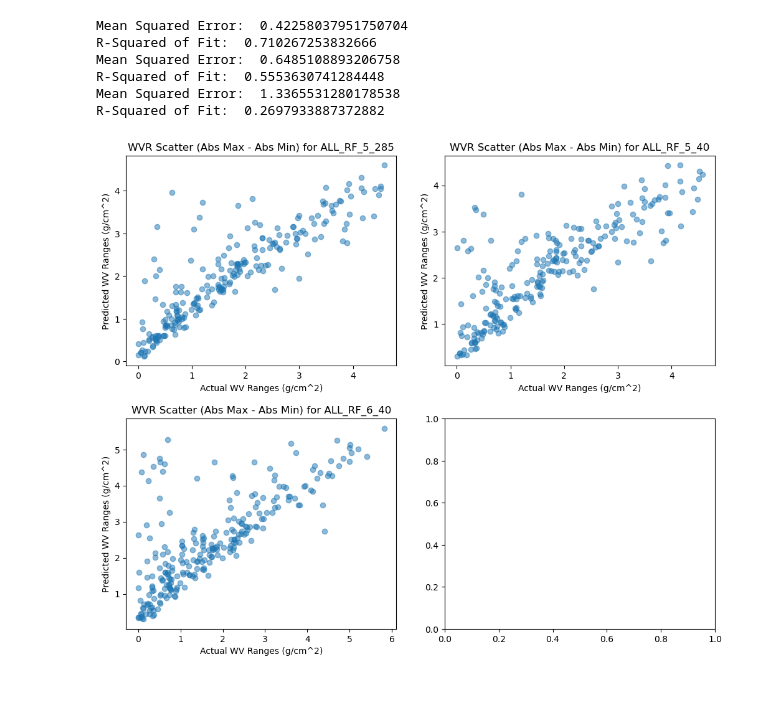
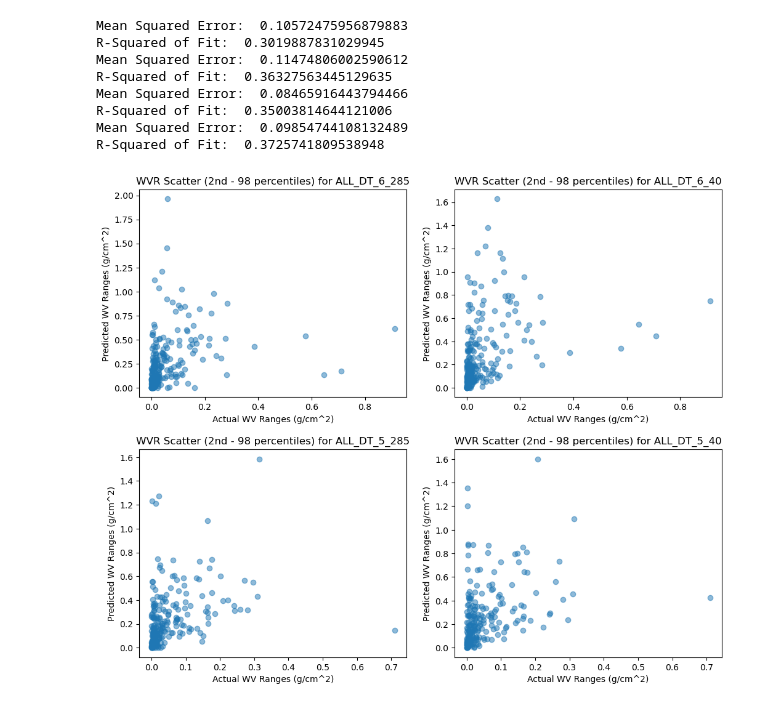
Before and after one commit to varunpatro1/water_vapor_estimation, a Jupyter notebook: full_emit/train_set_1285/range_scatter.ipynb, the cells around one changed output. Cells and saved outputs as stored; diff of their text form; code cells hidden in the pictures.

Commit message:
displaying per pixel and per range output for all runs

```diff
--- a/full_emit/train_set_1285/range_scatter.ipynb
+++ b/full_emit/train_set_1285/range_scatter.ipynb
@@ -79,52 +25,21 @@ R-Squared of Fit:  -1.5896614654908907
-# %%
-fnames = ['../../../model_results/train_set_1285/all_rf_5_285.npz', '../../../model_results/train_set_1285/all_rf_5_40.npz', '../../../model_results/train_set_1285/all_rf_6_40.npz']
-
-fig, axs = plt.subplots(2, 2, figsize = (10, 8))
-fig.tight_layout(pad=0.4, w_pad=2.5, h_pad=4.0)
-
-row = 0
-col = 0
-
-for i in range(len(fnames)):
-
-    if col == 2:
-        col = 0
-        row+=1
-
-    path = fnames[i]
-    data = np.load(path)
-    y_pred, y_test, y_train = data['arr_0'], data['arr_1'], data['arr_2']
-
-    model_name = path[path.rfind('/')+1: path.rfind('.')].upper()
-
-    crosstrack_pixel_length = 1242
-    num_test_scenes = math.floor(y_test.shape[0] / crosstrack_pixel_length)
-    y_test = y_test.reshape((num_test_scenes, crosstrack_pixel_length))
-    y_pred = y_pred.reshape((num_test_scenes, crosstrack_pixel_length))
-
-    test_ranges = np.max(y_test, axis = 1) - np.min(y_test, axis = 1)
-    pred_ranges = np.max(y_pred, axis = 1) - np.min(y_pred, axis = 1)
-
-    title = 'WVR Scatter (Abs Max - Abs Min) for ' + model_name
-
-    mse = mean_squared_error(test_ranges, pred_ranges)
-    r2 = r2_score(test_ranges, pred_ranges)
-    print('Mean Squared Error: ', mse)
-    print('R-Squared of Fit: ', r2)
-
-    #m, b = np.polyfit(test_ranges, pred_ranges, 1)
-    #plt.plot(test_ranges, m*test_ranges+b)
-    axs[row, col].scatter(test_ranges, pred_ranges, alpha = 0.5)
-    axs[row, col].set_title(title);
-    axs[row, col].set_xlabel('Actual WV Ranges (g/cm^2)');
-    axs[row, col].set_ylabel('Predicted WV Ranges (g/cm^2)');
-
-    col+=1
-# %% [output]
-Mean Squared Error:  0.42258037951750704
-R-Squared of Fit:  0.710267253832666
-Mean Squared Error:  0.6485108893206758
-R-Squared of Fit:  0.5553630741284448
-Mean Squared Error:  1.3365531280178538
-R-Squared of Fit:  0.2697933887372882
-[figure, removed]
+# %%
+fnames_dt = ['../../../model_results/train_set_1285/all_dt_6_285.npz', '../../../model_results/train_set_1285/all_dt_6_40.npz', '../../../model_results/train_set_1285/all_dt_5_285.npz', \
+         '../../../model_results/train_set_1285/all_dt_5_40.npz']
+
+fnames_rf = ['../../../model_results/train_set_1285/all_rf_6_285.npz', '../../../model_results/train_set_1285/all_rf_6_40.npz', '../../../model_results/train_set_1285/all_rf_5_285.npz', \
+         '../../../model_results/train_set_1285/all_rf_5_40.npz']
+
+fnames_mlpreg = ['../../../model_results/train_set_1285/all_mlpreg_6_285.npz', '../../../model_results/train_set_1285/all_mlpreg_6_40.npz', '../../../model_results/train_set_1285/all_mlpreg_5_285.npz', \
+         '../../../model_results/train_set_1285/all_mlpreg_5_40.npz']
+# %%
+plot_scatter_permutations(fnames_dt, 'percentile')
+# %% [output]
+Mean Squared Error:  0.10572475956879883
+R-Squared of Fit:  0.3019887831029945
+Mean Squared Error:  0.11474806002590612
+R-Squared of Fit:  0.36327563445129635
+Mean Squared Error:  0.08465916443794466
+R-Squared of Fit:  0.35003814644121006
+Mean Squared Error:  0.09854744108132489
+R-Squared of Fit:  0.3725741809538948
+[figure, added]
```
Also changed, not shown: parts of 7 cells of this notebook, 9 other files.
